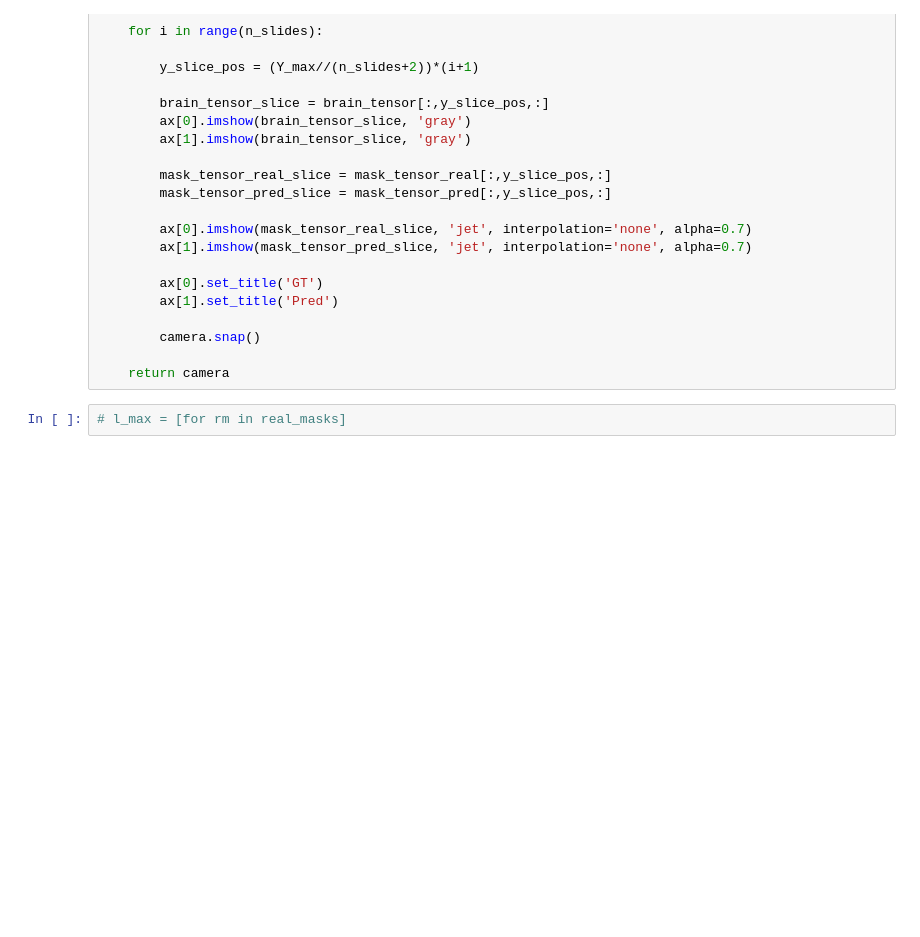
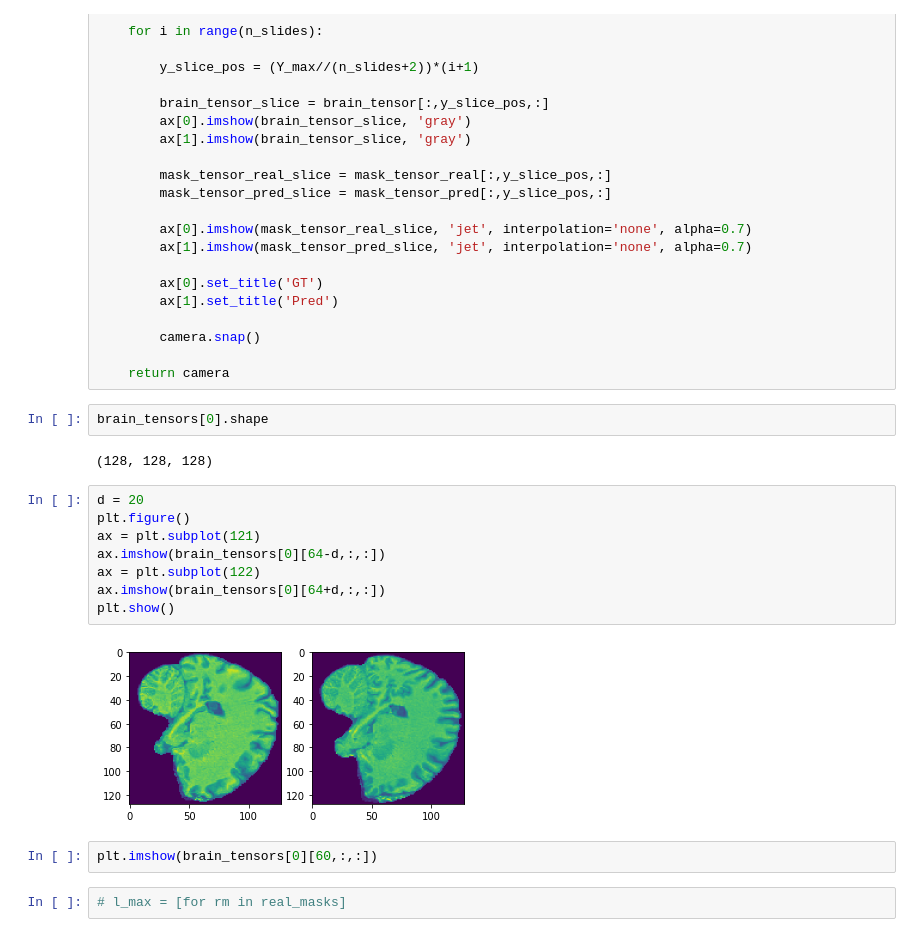
Before and after one commit to blufzzz/FCDNet, a Jupyter notebook: network.ipynb, the cells around one changed output. Drawn from its saved outputs; the diff is of its cells as text; blank space fills up the shorter version.

```diff
--- a/network.ipynb
+++ b/network.ipynb
@@ -152,6 +143,22 @@ def video_comparison(brain_tensor, mask_tensor_real, mask_tensor_pred, n_slides=
         camera.snap()
 
     return camera
+# %%
+brain_tensors[0].shape
+# %% [output]
+(128, 128, 128)
+# %%
+d = 20
+plt.figure()
+ax = plt.subplot(121)
+ax.imshow(brain_tensors[0][64-d,:,:])
+ax = plt.subplot(122)
+ax.imshow(brain_tensors[0][64+d,:,:])
+plt.show()
+# %% [output]
+[figure, added]
+# %%
+plt.imshow(brain_tensors[0][60,:,:])
 # %%
 # l_max = [for rm in real_masks]
 # %%
```
Also changed, not shown: parts of 16 cells of this notebook, 11 other files.
